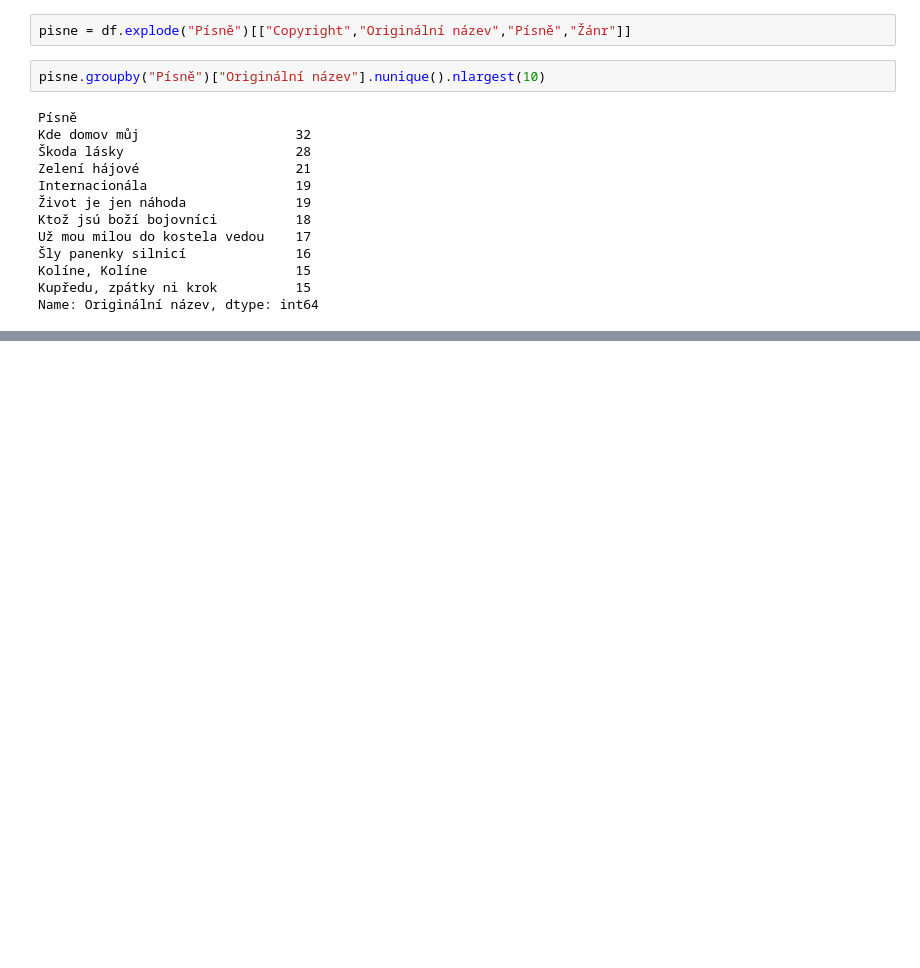
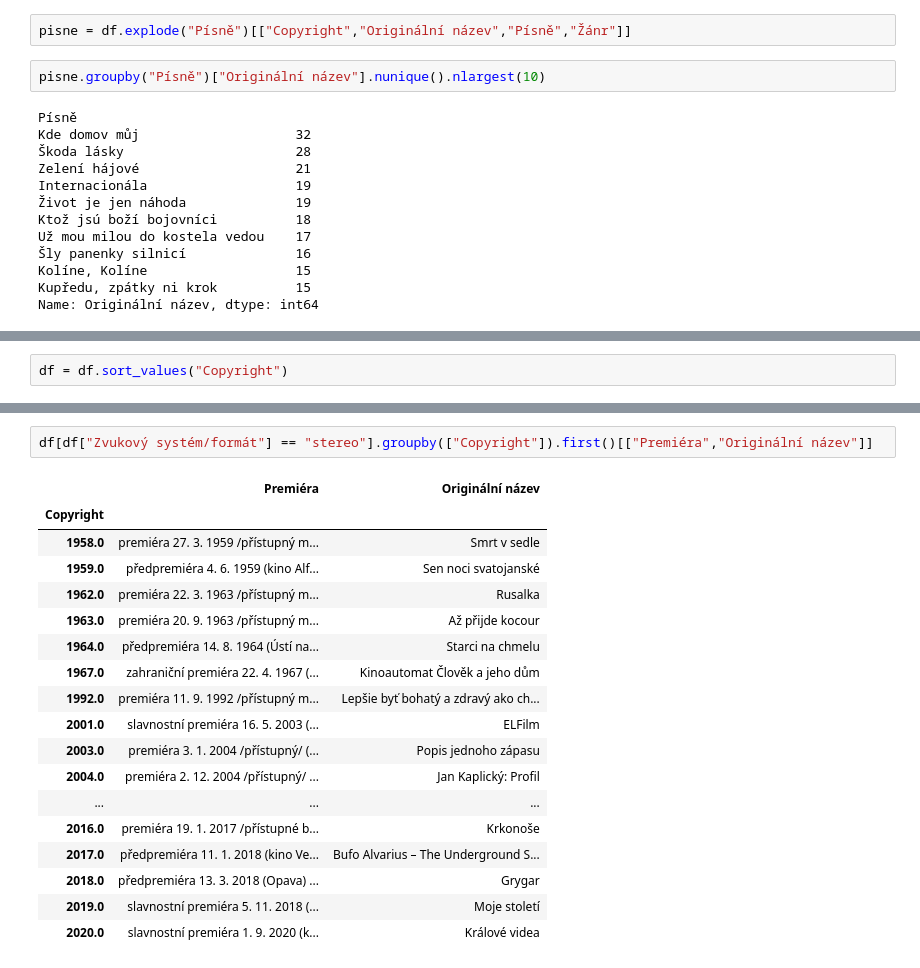
Before and after one commit to DataRozhlas/filmovy-prehled, a Jupyter notebook: 10 explorace filmů.ipynb, the cells around one changed output, grey strips where cells are left out. Cells and saved outputs as stored; diff of their text form; blank space fills up the shorter version.

```diff
--- a/10 explorace filmů.ipynb
+++ b/10 explorace filmů.ipynb
@@ -47,0 +177,2 @@ Name: Originální název, dtype: int64
+# %%
+df = df.sort_values("Copyright")
@@ -47,0 +190,21 @@ Name: Originální název, dtype: int64
+# %%
+df[df["Zvukový systém/formát"] == "stereo"].groupby(["Copyright"]).first()[["Premiéra","Originální název"]]
+# %% [output]
+|  | Premiéra | Originální název |
+| Copyright |  |  |
+| 1958.0 | premiéra 27. 3. 1959 /přístupný m... | Smrt v sedle |
+| 1959.0 | předpremiéra 4. 6. 1959 (kino Alf... | Sen noci svatojanské |
+| 1962.0 | premiéra 22. 3. 1963 /přístupný m... | Rusalka |
+| 1963.0 | premiéra 20. 9. 1963 /přístupný m... | Až přijde kocour |
+| 1964.0 | předpremiéra 14. 8. 1964 (Ústí na... | Starci na chmelu |
+| 1967.0 | zahraniční premiéra 22. 4. 1967 (... | Kinoautomat Člověk a jeho dům |
+| 1992.0 | premiéra 11. 9. 1992 /přístupný m... | Lepšie byť bohatý a zdravý ako ch... |
+| 2001.0 | slavnostní premiéra 16. 5. 2003 (... | ELFilm |
+| 2003.0 | premiéra 3. 1. 2004 /přístupný/ (... | Popis jednoho zápasu |
+| 2004.0 | premiéra 2. 12. 2004 /přístupný/ ... | Jan Kaplický: Profil |
+| ... | ... | ... |
+| 2016.0 | premiéra 19. 1. 2017 /přístupné b... | Krkonoše |
+| 2017.0 | předpremiéra 11. 1. 2018 (kino Ve... | Bufo Alvarius – The Underground S... |
+| 2018.0 | předpremiéra 13. 3. 2018 (Opava) ... | Grygar |
+| 2019.0 | slavnostní premiéra 5. 11. 2018 (... | Moje století |
+| 2020.0 | slavnostní premiéra 1. 9. 2020 (k... | Králové videa |
```
Also changed, not shown: parts of 18 cells of this notebook, 6 other files.
